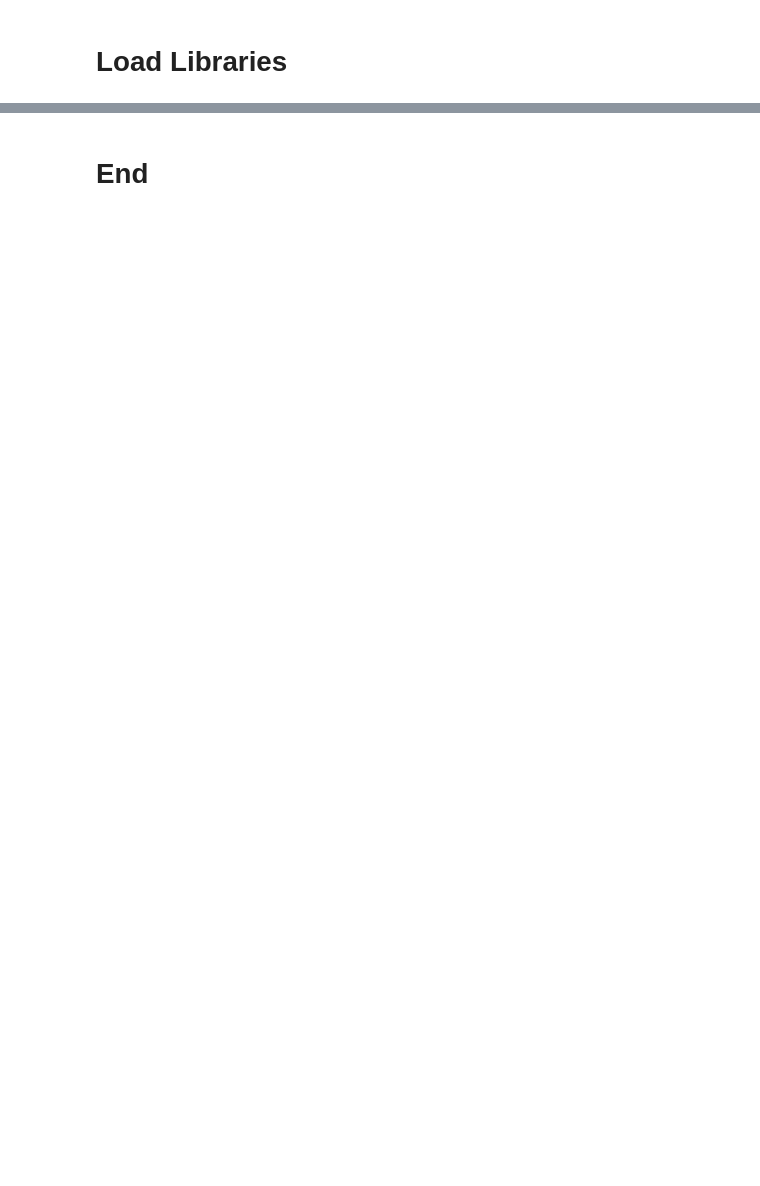
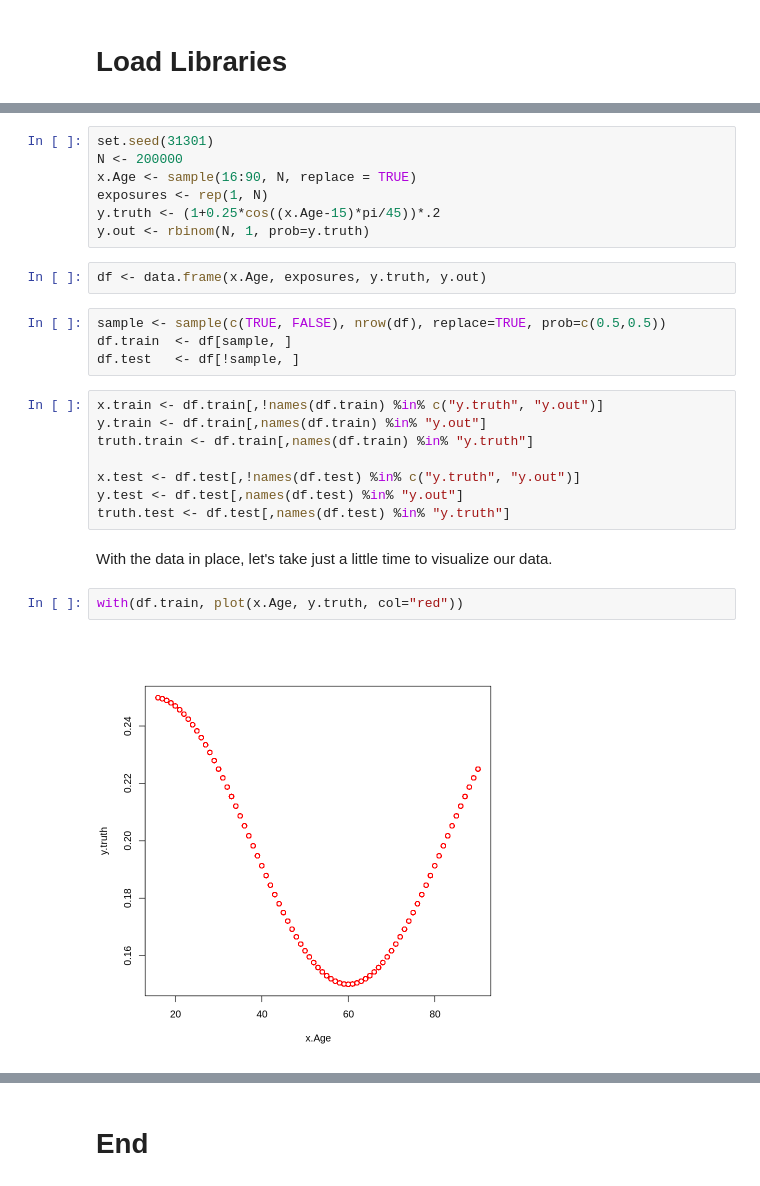
Before and after one commit to whyme314/playground-2023, a Jupyter notebook: GCW_playcode.ipynb, the cells around one changed output, grey strips where cells are left out. Drawn from its saved outputs; the diff is of its cells as text; blank space fills up the shorter version.

```diff
--- a/GCW_playcode.ipynb
+++ b/GCW_playcode.ipynb
@@ -549,0 +113,27 @@ legend("bottomright", legend=c("XGBoost", "GBM", "GLM"), col=c("red", "green", "
+# %%
+set.seed(31301)
+N <- 200000
+x.Age <- sample(16:90, N, replace = TRUE)
+exposures <- rep(1, N)
+y.truth <- (1+0.25*cos((x.Age-15)*pi/45))*.2
+y.out <- rbinom(N, 1, prob=y.truth)
+# %%
+df <- data.frame(x.Age, exposures, y.truth, y.out)
+# %%
+sample <- sample(c(TRUE, FALSE), nrow(df), replace=TRUE, prob=c(0.5,0.5))
+df.train  <- df[sample, ]
+df.test   <- df[!sample, ]
+# %%
+x.train <- df.train[,!names(df.train) %in% c("y.truth", "y.out")]
+y.train <- df.train[,names(df.train) %in% "y.out"]
+truth.train <- df.train[,names(df.train) %in% "y.truth"]
+
+x.test <- df.test[,!names(df.test) %in% c("y.truth", "y.out")]
+y.test <- df.test[,names(df.test) %in% "y.out"]
+truth.test <- df.test[,names(df.test) %in% "y.truth"]
+# %% [markdown]
+With the data in place, let's take just a little time to visualize our data.
+# %%
+with(df.train, plot(x.Age, y.truth, col="red"))
+# %% [output]
+[figure, added]
```
Also changed, not shown: parts of 160 cells of this notebook.
